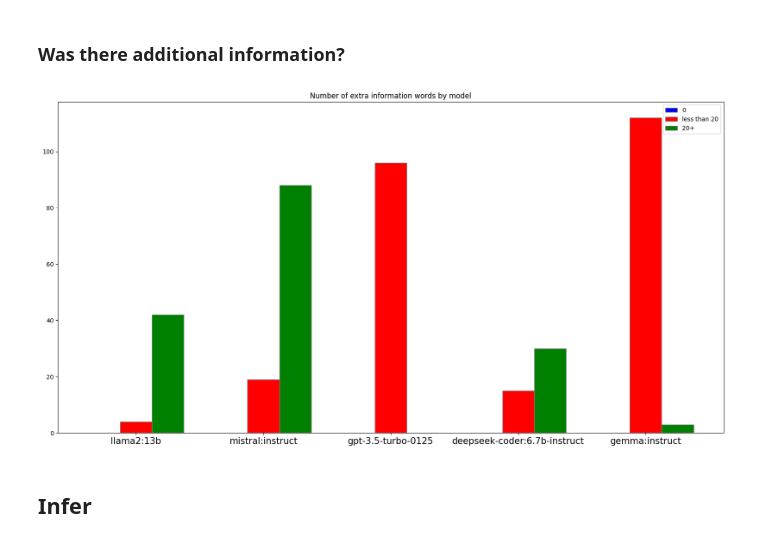
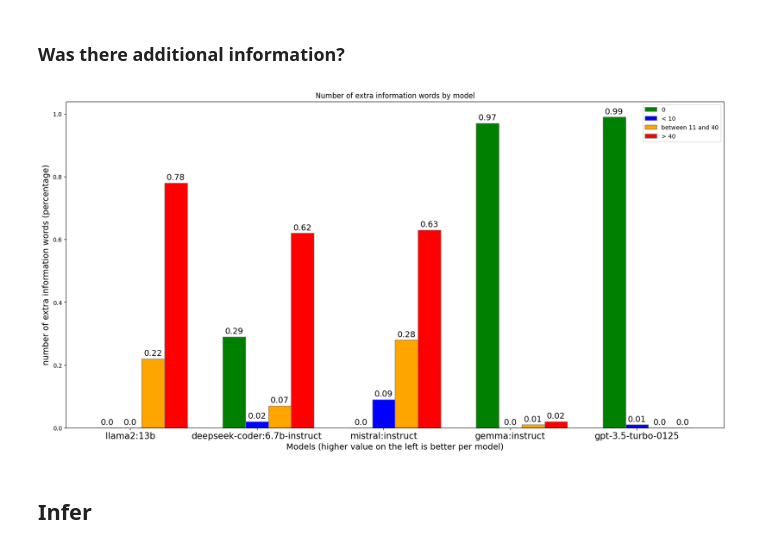
Before and after one commit to davidfrisch/vv_cw_2, a Jupyter notebook: pipeline/jupyter-notebook/results.ipynb, the cells around one changed output. Cells and saved outputs as stored; diff of their text form; code cells hidden in the pictures.

```diff
--- a/pipeline/jupyter-notebook/results.ipynb
+++ b/pipeline/jupyter-notebook/results.ipynb
@@ -83,8 +88,9 @@ for model in models:
             if question in questions_reported:
                 results = questions_reported[question]
                 if results['model'] == model:
-                    total_retries_y.append(results['total_retries'])
-                    break
+                    if  results['passed'] == 1:
+                        total_retries_y.append(results['total_retries'])
+                        break
 
     # average retries per model
     average_retries = sum(total_retries_y) / len(total_retries_y)
@@ -98,5 +104,8 @@ fig.set_size_inches(20, 10)
 plt.bar(average_retries_y.keys(), average_retries_y.values())
 plt.xticks(fontsize=14)
 plt.title('Average number of retries by model')
+for i, v in enumerate(average_retries_y.values()):
+    plt.text(i, v + 0.015, str(round(v, 2)), color='black', ha='center', fontsize=14)
+plt.xlabel('Models', fontsize=14)
 plt.show()
 # %% [output]
@@ -184,8 +211,15 @@ for model in models:
 average_extracted_y = dict(sorted(average_extracted_y.items(), key=lambda item: item[1]))
 fig = plt.gcf()
 fig.set_size_inches(20, 10)
+for i, v in enumerate(average_extracted_y.values()):
+    plt.text(i, v+0.01, str(round(v, 2)), color='black', ha='center', fontsize=14)
 plt.bar(average_extracted_y.keys(), average_extracted_y.values())
 plt.xticks(fontsize=14)
-plt.title('Average number of successful extracted by model')
+plt.title('Average number of successful extracted code by model')
+# y ticks in percentage
+y_ticks = [i/10 for i in range(0, 11, 1)]
+plt.yticks(y_ticks, fontsize=14)
+plt.xlabel('Models (higher is better)', fontsize=14)
+plt.ylabel('Percentage of successful extracted code', fontsize=14)
 plt.show()
 # %% [output]
@@ -244,46 +292,63 @@ plt.show()
 # %%
 # "extra_information_num_words"
 sorted_questions = sorted(questions)
 extra_information_num_words_x = [question_name.split('_')[1] for question_name in sorted_questions]
 extra_information_num_words_y = {}
 
 for model in models:
-    extra_information_num_words_y[model] = {'0': 0, 'less than 20': 0, '20+': 0}
+    extra_information_num_words_y[model] = {'0': 0, 'less than 10': 0, 'less than 40': 0, '40+': 0}
     for question in sorted_questions:
-        for report, questions_reported in data.items():
-            if question in questions_reported:
-                results = questions_reported[question]
-                if results['model'] == model:
-                    extra_information_num_words = 0
-                    for retry in results['tries']:
-                        num_words = results['tries'][retry]['extra_information_num_words']
-                        if num_words == None:
-                            continue
-                        elif num_words == 0:
-                            extra_information_num_words_y[model]['0'] += 1
-                        elif num_words < 20:
-                            extra_information_num_words_y[model]['less than 20'] += 1
-                        elif num_words >= 20:
-                            extra_information_num_words_y[model]['20+'] += 1
+      for report, questions_reported in data.items():
+        if question in questions_reported:
+          results = questions_reported[question]
+          if results['model'] == model:
+            extra_information_num_words = 0
+            for retry in results['tries']:
+              num_words = results['tries'][retry]['extra_information_num_words']
+              if num_words == None:
+                continue
+              elif num_words < 2:
+                extra_information_num_words_y[model]['0'] += 1
+              elif num_words < 10:  # Updated condition for less than 10
+                extra_information_num_words_y[model]['less than 10'] += 1  # Updated key to 'less than 10'
+              elif num_words < 40:
+                extra_information_num_words_y[model]['less than 40'] += 1
+              elif num_words >= 40:
+                extra_information_num_words_y[model]['40+'] += 1
+
+# percetange per model
+for model in models:
+    total = sum(extra_information_num_words_y[model].values())
+    extra_information_num_words_y[model] = {k: round(v/total, 2) for k, v in extra_information_num_words_y[model].items()}
 
 
 
 fig = plt.gcf()
 fig.set_size_inches(20, 10)
-barWidth = 0.25
+
+barWidth = 0.18
 r1 = range(len(models))
 r2 = [x + barWidth for x in r1]
 r3 = [x + barWidth for x in r2]
-plt.bar(r1, [extra_information_num_words_y[model]['0'] for model in models], color='b', width=barWidth, edgecolor='grey', label='0')
-plt.bar(r2, [extra_information_num_words_y[model]['less than 20'] for model in models], color='r', width=barWidth, edgecolor='grey', label='less than 20')
-plt.bar(r3, [extra_information_num_words_y[model]['20+'] for model in models], color='g', width=barWidth, edgecolor='grey', label='20+')
+r4 = [x + barWidth for x in r3]
+plt.bar(r1, [extra_information_num_words_y[model]['0'] for model in models], color='g', width=barWidth, edgecolor='grey', label='0')
+plt.bar(r2, [extra_information_num_words_y[model]['less than 10'] for model in models], color='b', width=barWidth, edgecolor='grey', label='less than 10')
+plt.bar(r3, [extra_information_num_words_y[model]['less than 40'] for model in models], color='orange', width=barWidth, edgecolor='grey', label='less than 40')
+plt.bar(r4, [extra_information_num_words_y[model]['40+'] for model in models], color='r', width=barWidth, edgecolor='grey', label='40+')
 plt.xticks([r + barWidth for r in range(len(models))], models, rotation=45)
-plt.legend(['0', 'less than 20', '20+'])
+plt.legend(['0', '< 10', 'between 11 and 40', '> 40'])
 plt.title('Number of extra information words by model')
 plt.xticks(fontsize=15, rotation=0)
+for model in models:
+    for i, v in enumerate([extra_information_num_words_y[model]['0'], extra_information_num_words_y[model]['less than 10'], extra_information_num_words_y[model]['less than 40'], extra_information_num_words_y[model]['40+']]):
+        plt.text(models.index(model) + i*barWidth, v + 0.01, str(v), color='black', ha='center', fontsize=14)
+
+plt.ylabel('number of extra information words (percentage)', fontsize=14)
+plt.xlabel('Models (higher value on the left is better per model)', fontsize=14)
+#filename = 'extra_information_num_words.png'
 plt.show()
 # %% [output]
-[figure, old version]
+[figure, new version]
 # %% [markdown]
 ## Infer
 # %% [markdown]
```
Also changed, not shown: parts of 12 cells of this notebook, 7 other files.
